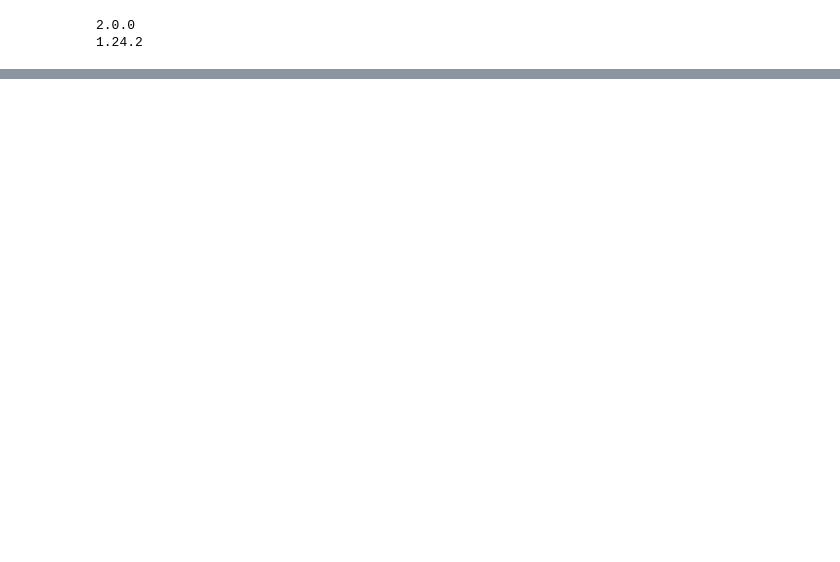
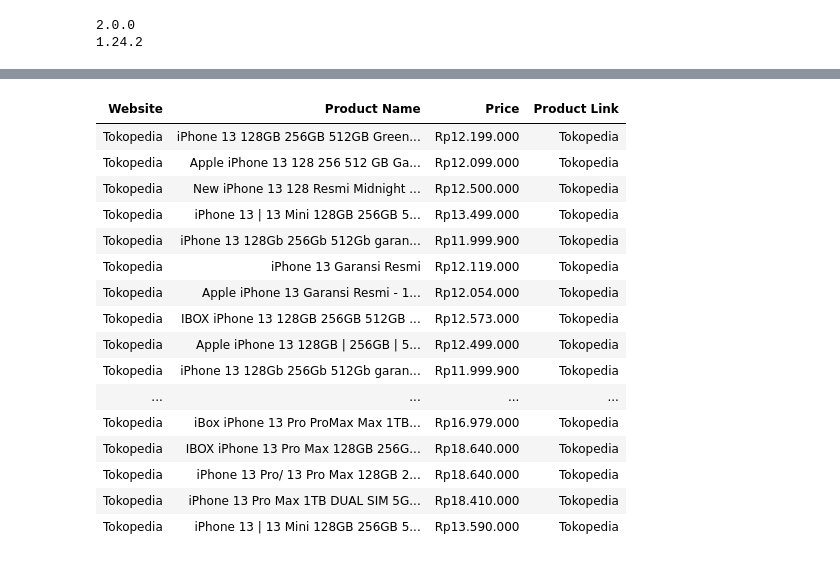
Before and after one commit to meilindazheng/web-automation, a Jupyter notebook: web-automation-task.ipynb, the cells around one changed output, grey strips where cells are left out. Cells and saved outputs as stored; diff of their text form; code cells hidden in the pictures; blank space fills up the shorter version.

Commit message:
retrieve data from tokopedia

```diff
--- a/web-automation-task.ipynb
+++ b/web-automation-task.ipynb
@@ -55,0 +68,56 @@ AttributeError: 'Styler' object has no attribute 'hide_index'
+# %%
+driver.get('https://www.tokopedia.com/search?st=product&q=Iphone%2013&srp_component_id=02.01.00.00&srp_page_id=&srp_page_title=&navsource=')
+driver.set_window_size(1300,800)
+time.sleep(5)
+# %%
+content = driver.page_source
+data = BeautifulSoup(content,'html.parser')
+rentang = 500
+for i in range (1,14):
+    akhir = rentang*i
+    perintah = "window.scrollTo(0,"+str(akhir)+")"
+    driver.execute_script(perintah)
+    time.sleep(2)
+# %%
+i = 1
+base_url = "https://www.tokopedia.com"
+current_url = driver.current_url
+base_name = "iPhone 13"
+list_website, list_product, list_price, list_link=[],[],[],[]
+for area in data.find_all('div',class_="css-12sieg3"):
+    nama = area.find('div',class_="prd_link-product-name css-3um8ox").get_text()
+    price = area.find('div',class_="prd_link-product-price css-1ksb19c").get_text()
+    link = area.find('a')['href']
+    if base_url in current_url and base_name in nama:
+        website_name = "Tokopedia"
+        list_website.append(website_name)
+        list_product.append(nama)
+        list_price.append(price)
+        list_link.append(link)
+    i+=1
+df = pd.DataFrame({'Website':list_website,'Product Name':list_product,'Price':list_price,'Product Link':list_link})
+def make_clickable(url, name):
+    return '<a href="{}" rel="noopener noreferrer" target="_blank">{}</a>'.format(url,name)
+df['Product Link'] = df.apply(lambda x: make_clickable(x['Product Link'], x['Website']), axis=1)
+df.style
+df = df.style.hide()
+
+df
+# %% [output]
+| Website | Product Name | Price | Product Link |
+| Tokopedia | iPhone 13 128GB 256GB 512GB Green... | Rp12.199.000 | Tokopedia |
+| Tokopedia | Apple iPhone 13 128 256 512 GB Ga... | Rp12.099.000 | Tokopedia |
+| Tokopedia | New iPhone 13 128 Resmi Midnight ... | Rp12.500.000 | Tokopedia |
+| Tokopedia | iPhone 13 | 13 Mini 128GB 256GB 5... | Rp13.499.000 | Tokopedia |
+| Tokopedia | iPhone 13 128Gb 256Gb 512Gb garan... | Rp11.999.900 | Tokopedia |
+| Tokopedia | iPhone 13 Garansi Resmi | Rp12.119.000 | Tokopedia |
+| Tokopedia | Apple iPhone 13 Garansi Resmi - 1... | Rp12.054.000 | Tokopedia |
+| Tokopedia | IBOX iPhone 13 128GB 256GB 512GB ... | Rp12.573.000 | Tokopedia |
+| Tokopedia | Apple iPhone 13 128GB | 256GB | 5... | Rp12.499.000 | Tokopedia |
+| Tokopedia | iPhone 13 128Gb 256Gb 512Gb garan... | Rp11.999.900 | Tokopedia |
+| ... | ... | ... | ... |
+| Tokopedia | iBox iPhone 13 Pro ProMax Max 1TB... | Rp16.979.000 | Tokopedia |
+| Tokopedia | IBOX iPhone 13 Pro Max 128GB 256G... | Rp18.640.000 | Tokopedia |
+| Tokopedia | iPhone 13 Pro/ 13 Pro Max 128GB 2... | Rp18.640.000 | Tokopedia |
+| Tokopedia | iPhone 13 Pro Max 1TB DUAL SIM 5G... | Rp18.410.000 | Tokopedia |
+| Tokopedia | iPhone 13 | 13 Mini 128GB 256GB 5... | Rp13.590.000 | Tokopedia |
```
Also changed, not shown: parts of 1 cell of this notebook.
